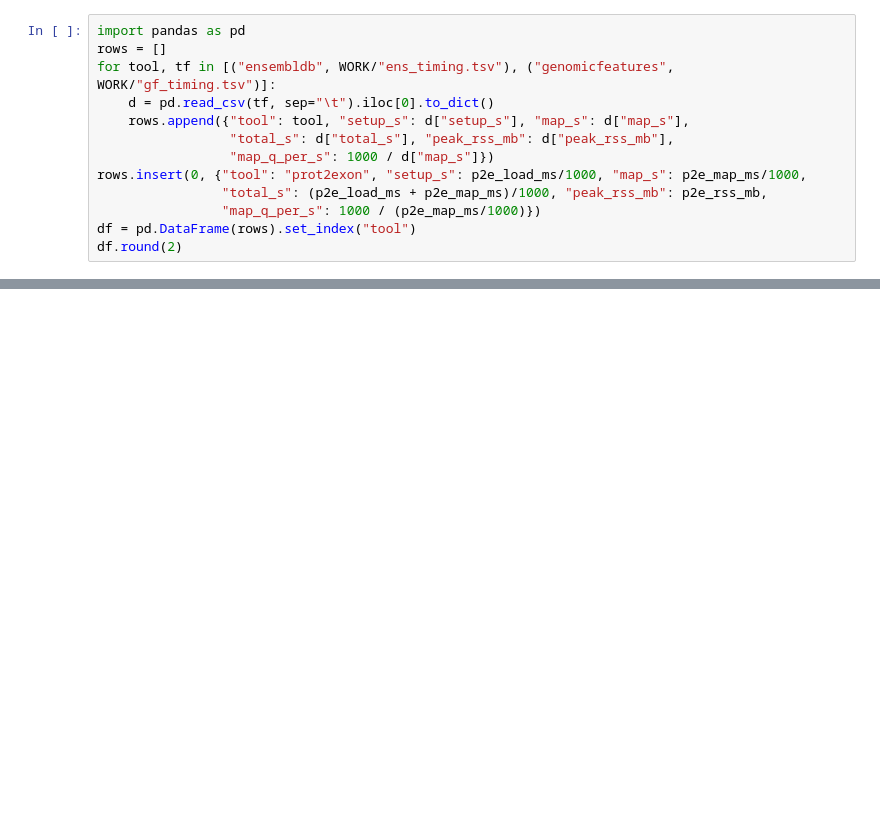
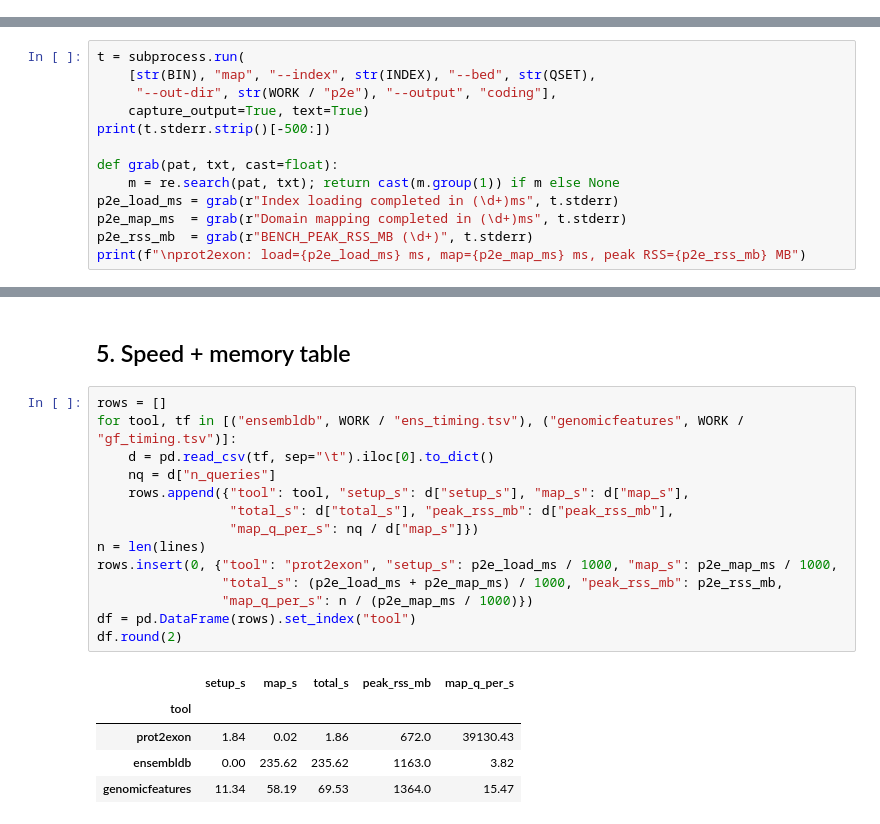
Before and after one commit to SotoLF/fastCDS, a Jupyter notebook: notebooks/proteintogenome_comparison.ipynb, the cells around one changed output, grey strips where cells are left out. Saved outputs shown, nothing was run; the diff lists cells and outputs as text; blank space fills up the shorter version.

```diff
--- a/notebooks/proteintogenome_comparison.ipynb
+++ b/notebooks/proteintogenome_comparison.ipynb
@@ -178,13 +0,0 @@ the table + two charts (mapping throughput and peak memory).
-# %%
-import pandas as pd
-rows = []
-for tool, tf in [("ensembldb", WORK/"ens_timing.tsv"), ("genomicfeatures", WORK/"gf_timing.tsv")]:
-    d = pd.read_csv(tf, sep="\t").iloc[0].to_dict()
-    rows.append({"tool": tool, "setup_s": d["setup_s"], "map_s": d["map_s"],
-                 "total_s": d["total_s"], "peak_rss_mb": d["peak_rss_mb"],
-                 "map_q_per_s": 1000 / d["map_s"]})
-rows.insert(0, {"tool": "prot2exon", "setup_s": p2e_load_ms/1000, "map_s": p2e_map_ms/1000,
-                "total_s": (p2e_load_ms + p2e_map_ms)/1000, "peak_rss_mb": p2e_rss_mb,
-                "map_q_per_s": 1000 / (p2e_map_ms/1000)})
-df = pd.DataFrame(rows).set_index("tool")
-df.round(2)
@@ -263,0 +111,13 @@ prot2exon's plotting, not its mapper.
+# %%
+t = subprocess.run(
+    [str(BIN), "map", "--index", str(INDEX), "--bed", str(QSET),
+     "--out-dir", str(WORK / "p2e"), "--output", "coding"],
+    capture_output=True, text=True)
+print(t.stderr.strip()[-500:])
+
+def grab(pat, txt, cast=float):
+    m = re.search(pat, txt); return cast(m.group(1)) if m else None
+p2e_load_ms = grab(r"Index loading completed in (\d+)ms", t.stderr)
+p2e_map_ms  = grab(r"Domain mapping completed in (\d+)ms", t.stderr)
+p2e_rss_mb  = grab(r"BENCH_PEAK_RSS_MB (\d+)", t.stderr)
+print(f"\nprot2exon: load={p2e_load_ms} ms, map={p2e_map_ms} ms, peak RSS={p2e_rss_mb} MB")
@@ -263,0 +214,22 @@ prot2exon's plotting, not its mapper.
+# %% [markdown]
+## 5. Speed + memory table
+# %%
+rows = []
+for tool, tf in [("ensembldb", WORK / "ens_timing.tsv"), ("genomicfeatures", WORK / "gf_timing.tsv")]:
+    d = pd.read_csv(tf, sep="\t").iloc[0].to_dict()
+    nq = d["n_queries"]
+    rows.append({"tool": tool, "setup_s": d["setup_s"], "map_s": d["map_s"],
+                 "total_s": d["total_s"], "peak_rss_mb": d["peak_rss_mb"],
+                 "map_q_per_s": nq / d["map_s"]})
+n = len(lines)
+rows.insert(0, {"tool": "prot2exon", "setup_s": p2e_load_ms / 1000, "map_s": p2e_map_ms / 1000,
+                "total_s": (p2e_load_ms + p2e_map_ms) / 1000, "peak_rss_mb": p2e_rss_mb,
+                "map_q_per_s": n / (p2e_map_ms / 1000)})
+df = pd.DataFrame(rows).set_index("tool")
+df.round(2)
+# %% [output]
+|  | setup_s | map_s | total_s | peak_rss_mb | map_q_per_s |
+| tool |  |  |  |  |  |
+| prot2exon | 1.84 | 0.02 | 1.86 | 672.0 | 39130.43 |
+| ensembldb | 0.00 | 235.62 | 235.62 | 1163.0 | 3.82 |
+| genomicfeatures | 11.34 | 58.19 | 69.53 | 1364.0 | 15.47 |
```
Also changed, not shown: parts of 34 cells of this notebook, 4 other files.
